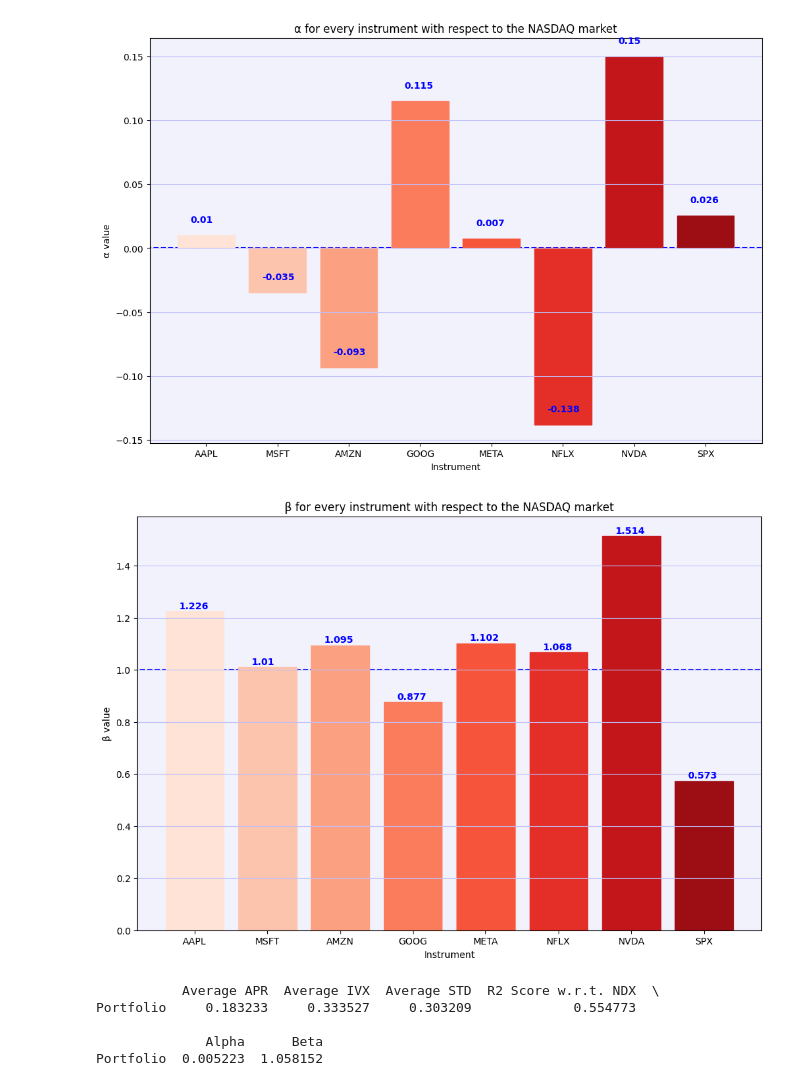
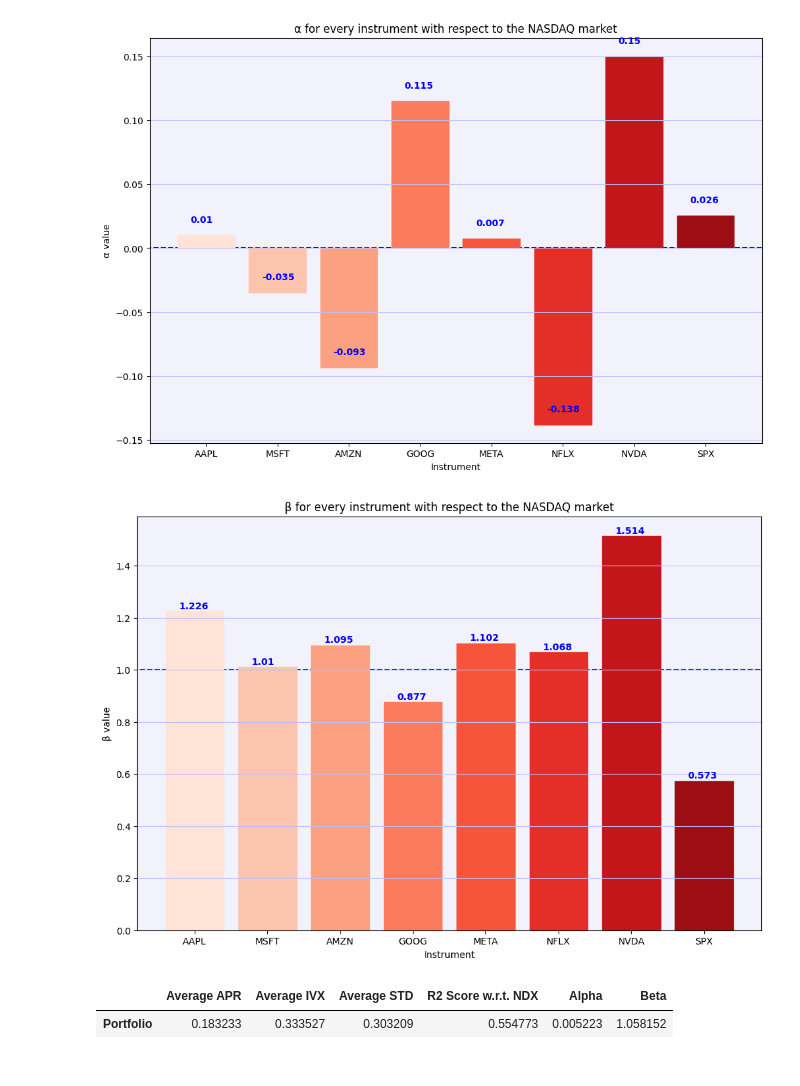
Before and after one commit to IVolatilityCom/workspace-retail, a Jupyter notebook: notebooks/CAPM Model.ipynb, the cells around one changed output. Drawn from its saved outputs; the diff is of its cells as text; code cells hidden in the pictures.

```diff
--- a/notebooks/CAPM Model.ipynb
+++ b/notebooks/CAPM Model.ipynb
@@ -137,7 +137,7 @@ def visualize_statistic(statistic, tickers, title, limit = 0):
 # Risk-free rate
 getInterestRates = ivol.setMethod('/equities/interest-rates')
 risk_free_rate = getInterestRates(from_=end, till=end)
-risk_free_rate = float(risk_free_rate.loc[risk_free_rate['period'] == 1, 'rate'])
+risk_free_rate = float(risk_free_rate.loc[(risk_free_rate['period'] == 1) & (risk_free_rate['currency'] == 'USD'), 'rate'].iloc[0])
 
 # RETURN
 APR_total         = log_returns.groupby([log_returns.index.year]).agg('sum')
@@ -153,36 +153,34 @@ STD_avg_market    = STD_avg_total['NDX']
 descriptive_stats = pd.merge(descriptive_stats, pd.DataFrame(STD_avg_total, columns = ['Average STD']), left_index=True,  right_index=True, how='inner')
 
 # R-squared between all instruments & market (NASDAQ)
 r2_scores = {}
 for ticker in log_returns.columns:
   r2_scores[ticker] = [r2_score(log_returns[ticker], log_returns['NDX'])]
 descriptive_stats = pd.merge(descriptive_stats, pd.DataFrame.from_dict(r2_scores, orient='index', columns = ['R2 Score w.r.t. NDX']).drop('NDX'), left_index=True, right_index=True, how='outer')
 
 alpha, beta = CAPM(APR_avg=APR_avg_total.drop('NDX'), APR_avg_market=APR_avg_total['NDX'], STD_avg=STD_avg_total.drop('NDX'), STD_avg_market=STD_avg_total['NDX'], risk_free=risk_free_rate, corr=corr_mat.loc['NDX'].drop('NDX'))
 alpha_beta = pd.merge(pd.DataFrame(alpha, columns=['Alpha']), pd.DataFrame(beta, columns=['Beta']), left_index=True,  right_index=True, how='inner')
 visualize_statistic(alpha.values, alpha.index, 'α')
 visualize_statistic(beta.values, beta.index, 'β', limit = 1)
 
 descriptive_stats = pd.merge(descriptive_stats, alpha_beta, left_index=True,  right_index=True, how='outer')
 portfolio_description = pd.DataFrame(descriptive_stats.mean(), columns=['Portfolio']).T
-print(portfolio_description)
+
+portfolio_description
 # %% [output]
 Loading market data for instrument Apple with ticker = AAPL
 Loading market data for instrument Microsoft with ticker = MSFT
 Loading market data for instrument Amazon with ticker = AMZN
 Loading market data for instrument Google with ticker = GOOG
 Loading market data for instrument Facebook with ticker = META
 Loading market data for instrument Netflix with ticker = NFLX
 Loading market data for instrument NVIDIA with ticker = NVDA
 Loading market data for instrument SP500 with ticker = SPX
 Loading market data for instrument NASDAQ with ticker = NDX
 [figure]
 [figure]
 [figure]
 [figure]
 [figure]
-           Average APR  Average IVX  Average STD  R2 Score w.r.t. NDX  \
-Portfolio     0.183233     0.333527     0.303209             0.554773
-
-              Alpha      Beta
-Portfolio  0.005223  1.058152
+|  | Average APR | Average IVX | Average STD | R2 Score w.r.t. NDX | Alpha | Beta |
+| Portfolio | 0.183233 | 0.333527 | 0.303209 | 0.554773 | 0.005223 | 1.058152 |
```
Also changed, not shown: parts of 1 cell of this notebook.
